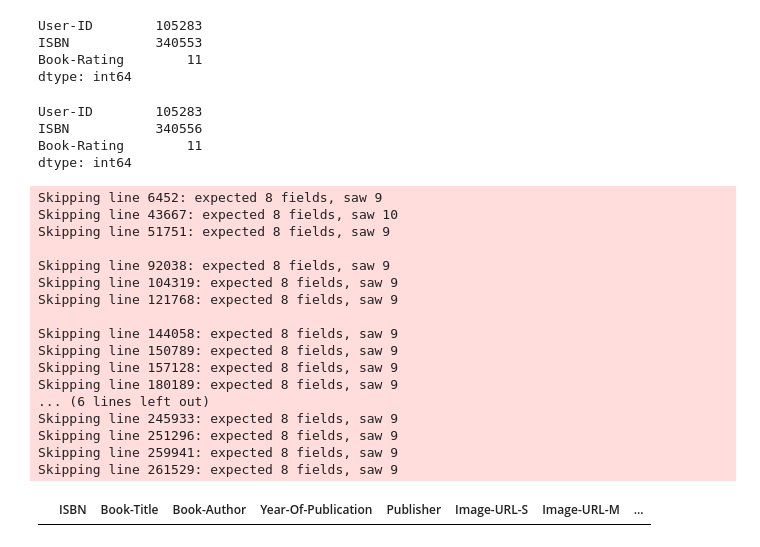
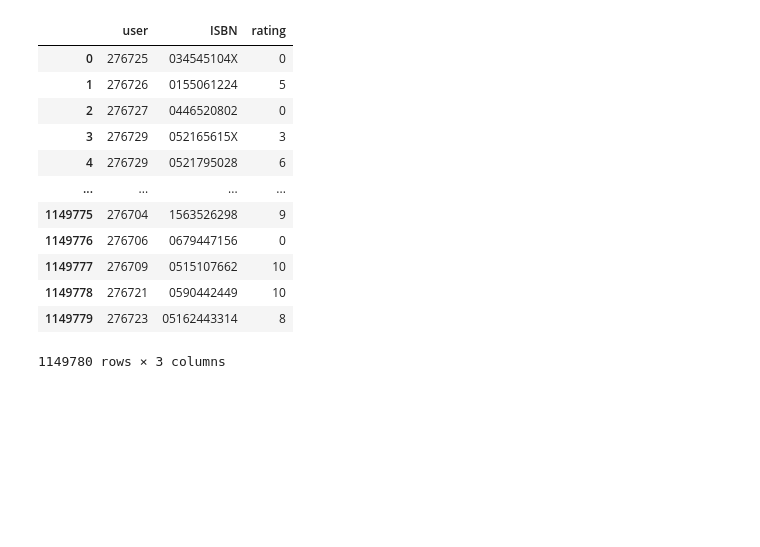
Before and after one commit to JanKubal/Book_Recommender, a Jupyter notebook: book_recommender.ipynb, the cells around one changed output. Drawn from its saved outputs; the diff is of its cells as text; code cells hidden in the pictures; blank space fills up the shorter version.

```diff
--- a/book_recommender.ipynb
+++ b/book_recommender.ipynb
@@ -1,3 +1,13 @@
 # %%
 import pandas as pd
 import numpy as np
+pd.set_option('display.max_rows', 500)
+pd.set_option('display.max_columns', 500)
+from IPython.core.interactiveshell import InteractiveShell
+InteractiveShell.ast_node_interactivity = "all"
+# %%
+ratings = pd.read_csv('BX-Book-Ratings.csv', sep = ';' , encoding='utf-8', on_bad_lines='warn', encoding_errors = 'ignore') #There are some suspicious ISBNs, we might loos them as they will not match with books on merging
+ratings.rename(columns={'User-ID':'user'
+                        , 'Book-Rating': 'rating'}, inplace=True)
+ratings.shape
+ratings.nunique()
@@ -6,16 +54,0 @@ ratings1 = pd.read_csv('BX-Book-Ratings.csv', sep = ';' , encoding='utf-8', on_b
-# %%
-ratings1
-ratings1.nunique()
-# %% [output]
-User-ID        105283
-ISBN           340553
-Book-Rating        11
-dtype: int64
-# %%
-ratings2 = pd.read_csv('BX-Book-Ratings.csv', sep = ';' , encoding='latin1', on_bad_lines='warn', encoding_errors = 'ignore')
-ratings2.nunique()
-# %% [output]
-User-ID        105283
-ISBN           340556
-Book-Rating        11
-dtype: int64
@@ -24,24 +55,16 @@ weird_ISBNBs = ratings2[ratings2.ISBN != ratings1.ISBN]
-# %%
-books = pd.read_csv('BX-Books.csv', sep = ';' , encoding='latin1', on_bad_lines='warn', encoding_errors = 'ignore')
-# %% [output]
-Skipping line 6452: expected 8 fields, saw 9
-Skipping line 43667: expected 8 fields, saw 10
-Skipping line 51751: expected 8 fields, saw 9
-
-Skipping line 92038: expected 8 fields, saw 9
-Skipping line 104319: expected 8 fields, saw 9
-Skipping line 121768: expected 8 fields, saw 9
-
-Skipping line 144058: expected 8 fields, saw 9
-Skipping line 150789: expected 8 fields, saw 9
-Skipping line 157128: expected 8 fields, saw 9
-Skipping line 180189: expected 8 fields, saw 9
-... (6 lines left out)
-Skipping line 245933: expected 8 fields, saw 9
-Skipping line 251296: expected 8 fields, saw 9
-Skipping line 259941: expected 8 fields, saw 9
-Skipping line 261529: expected 8 fields, saw 9
-# %%
-books[books.ISBN.isin(weird_ISBNBs.ISBN)]
-# %% [output]
-|  | ISBN | Book-Title | Book-Author | Year-Of-Publication | Publisher | Image-URL-S | Image-URL-M | ... |
+# %%
+ratings
+# %% [output]
+|  | user | ISBN | rating |
+| 0 | 276725 | 034545104X | 0 |
+| 1 | 276726 | 0155061224 | 5 |
+| 2 | 276727 | 0446520802 | 0 |
+| 3 | 276729 | 052165615X | 3 |
+| 4 | 276729 | 0521795028 | 6 |
+| ... | ... | ... | ... |
+| 1149775 | 276704 | 1563526298 | 9 |
+| 1149776 | 276706 | 0679447156 | 0 |
+| 1149777 | 276709 | 0515107662 | 10 |
+| 1149778 | 276721 | 0590442449 | 10 |
+| 1149779 | 276723 | 05162443314 | 8 |
+1149780 rows × 3 columns
```
Also changed, not shown: parts of 12 cells of this notebook.
